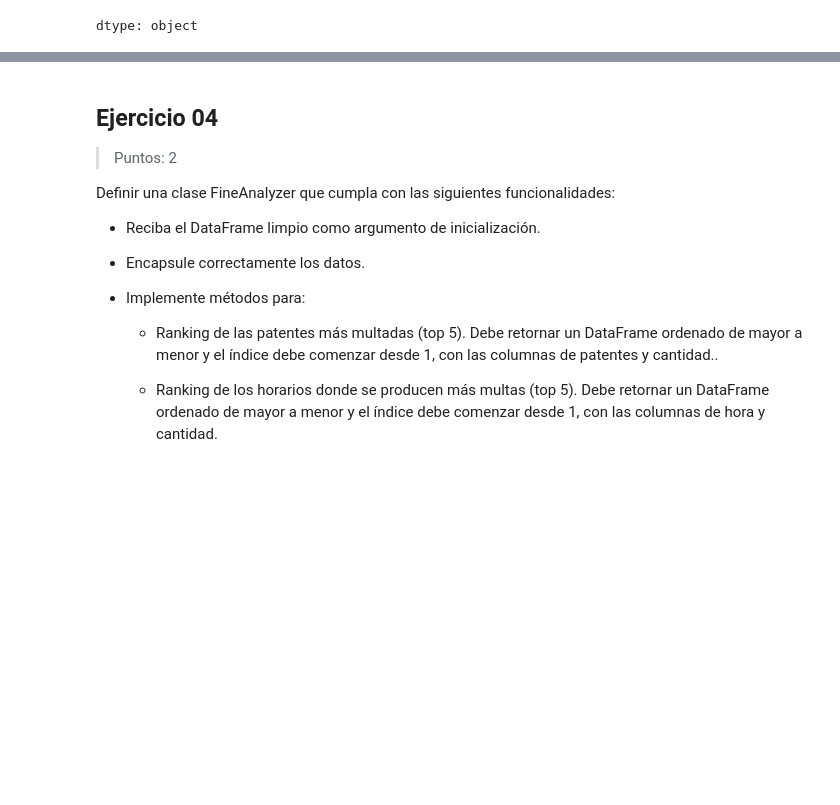
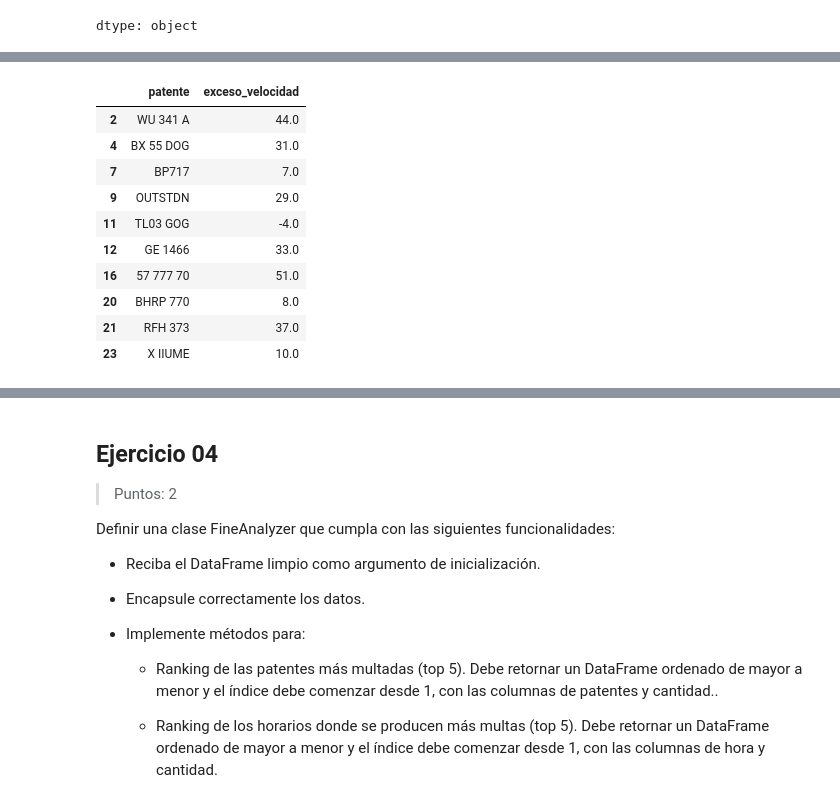
Before and after one commit to ckriztian/lcd-tp-urban-flow, a Jupyter notebook: 01_Flujo_Urbano-Vera_Cristian-Verdun_Dario-Sanchez_Sergio-Saldivia_Eduardo.ipynb, the cells around one changed output, grey strips where cells are left out. Drawn from its saved outputs; the diff is of its cells as text; code cells hidden in the pictures; blank space fills up the shorter version.

```diff
--- a/01_Flujo_Urbano-Vera_Cristian-Verdun_Dario-Sanchez_Sergio-Saldivia_Eduardo.ipynb
+++ b/01_Flujo_Urbano-Vera_Cristian-Verdun_Dario-Sanchez_Sergio-Saldivia_Eduardo.ipynb
@@ -414,0 +648,20 @@ dtype: object
+# %%
+columnas_relevantes: list[str] = [
+  "patente",
+  "velocidad_registrada"
+]
+
+# Cantidad de filas antes
+filas_antes: int = len(df_pat)
+
+# Eliminar filas con nulos en columnas relevantes
+df_clean: pd.DataFrame = df_pat.dropna(subset=columnas_relevantes)
+
+# Cantidad de filas eliminadas
+filas_eliminadas: int = filas_antes - len(df_clean)
+
+# Mostrar resultado con la leyenda que pide la consigna
+print(f"Se eliminaron {filas_eliminadas} filas.")
+print("Las columnas observadas son:")
+for col in columnas_relevantes:
+  print(f" - {col}")
@@ -414,0 +767,23 @@ dtype: object
+# %%
+#@title Crear columna exceso_velocidad (con tolerancia del 5%)
+
+df_sin_outliers["exceso_velocidad"] = (
+  df_sin_outliers["velocidad_registrada"]
+  - df_sin_outliers["velocidad_maxima"]
+  - (df_sin_outliers["velocidad_maxima"] * 0.05)
+)
+
+# Mostrar las 10 primeras patentes y su exceso
+df_sin_outliers[["patente", "exceso_velocidad"]].head(10)
+# %% [output]
+|  | patente | exceso_velocidad |
+| 2 | WU 341 A | 44.0 |
+| 4 | BX 55 DOG | 31.0 |
+| 7 | BP717 | 7.0 |
+| 9 | OUTSTDN | 29.0 |
+| 11 | TL03 GOG | -4.0 |
+| 12 | GE 1466 | 33.0 |
+| 16 | 57 777 70 | 51.0 |
+| 20 | BHRP 770 | 8.0 |
+| 21 | RFH 373 | 37.0 |
+| 23 | X IIUME | 10.0 |
```
Also changed, not shown: parts of 24 cells of this notebook.
